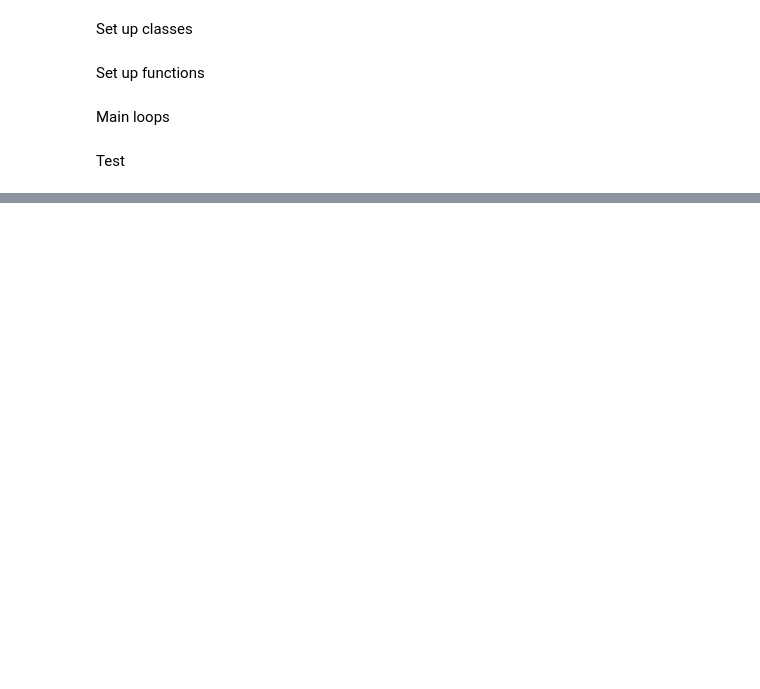
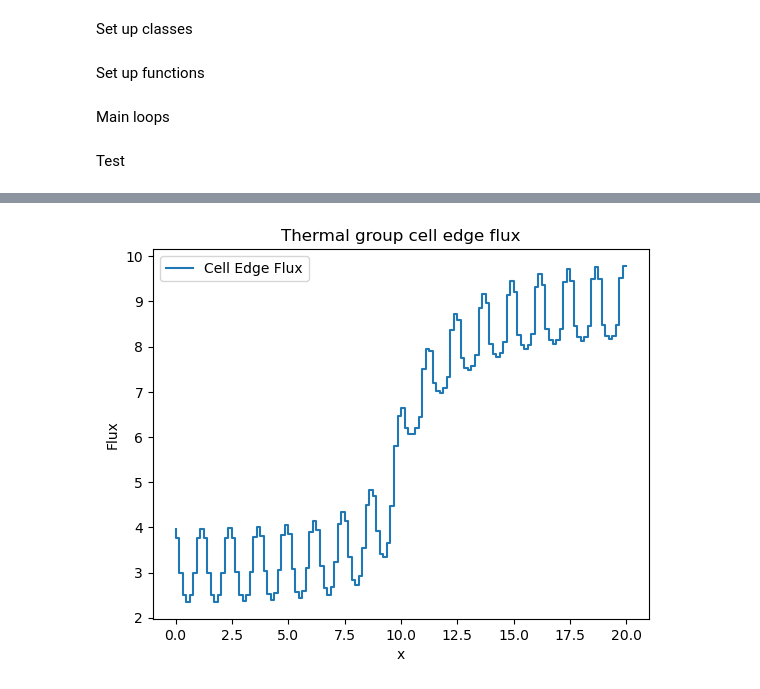
Before and after one commit to massimolarsen/Step-Characteristic-1D, a Jupyter notebook: stepcharacteristics.ipynb, the cells around one changed output, grey strips where cells are left out. Drawn from its saved outputs; the diff is of its cells as text; code cells hidden in the pictures; blank space fills up the shorter version.

```diff
--- a/stepcharacteristics.ipynb
+++ b/stepcharacteristics.ipynb
@@ -381,0 +493,9 @@ Problem A
+# %%
+plt.step(mesh1.mesh_x, tally1.cell_edge_flux[:,1], label="Cell Edge Flux")
+plt.legend()
+plt.title("Thermal group cell edge flux")
+plt.ylabel("Flux")
+plt.xlabel("x")
+plt.show()
+# %% [output]
+[figure, added]
```
Also changed, not shown: parts of 30 cells of this notebook.
